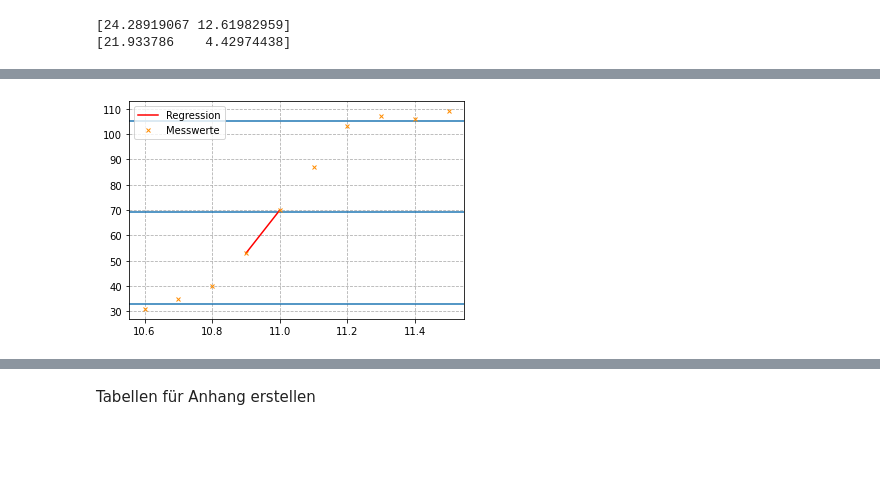
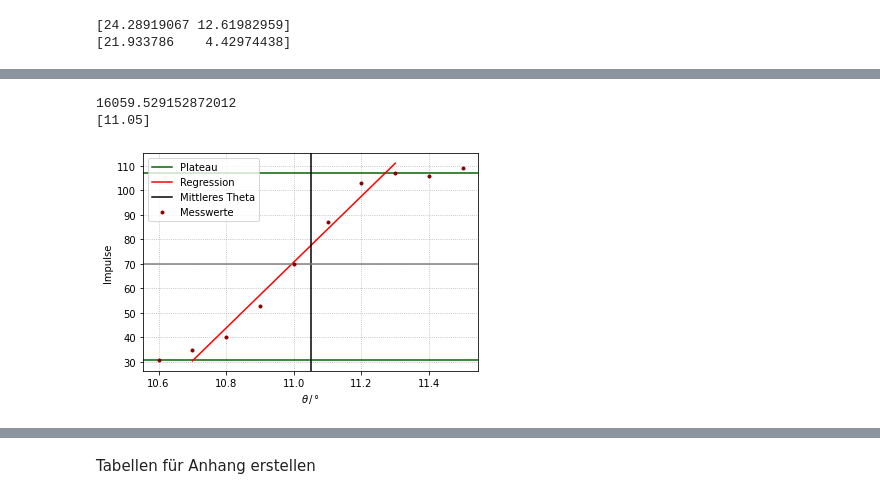
Before and after one commit to waerther/grundpraktikum2, a Jupyter notebook: v602/auswertung.ipynb, the cells around one changed output, grey strips where cells are left out. Drawn from its saved outputs; the diff is of its cells as text; code cells hidden in the pictures; blank space fills up the shorter version.

```diff
--- a/v602/auswertung.ipynb
+++ b/v602/auswertung.ipynb
@@ -313,13 +435,18 @@ plt.grid(linestyle="dashed")
 # %%
-# Strontium
 data = pd.read_csv('tables/messdaten/Messung_Strontium/Strontium_2.txt', decimal=',', delimiter = "\t")
 data = data.to_numpy()
 x = data[:,0]
 y = data[:,1]
 
+rel_min = np.min(y)
+rel_max = np.max(y)
+theta_mitte_y = (rel_max - rel_min) / 2
+theta_mitte = (x[y==rel_max] - x[y==rel_min]) / 2
+
+
 x1 = np.diff(y)
 # print(x1)
-tolger = 12
+tolger = 1
 x3 = []
 x4 = []
 x8 = []
@@ -343,46 +470,51 @@ x5 = []
 for i in range(len(x3)):
     x5.append(y[x3[i]])
 
-plt.axhline(np.mean(x5))
+plt.axhline(np.mean(y[-3]),c='darkgreen',  label='Plateau')
 x6 = []
 for i in range(len(x4)):
     x6.append(y[x4[i]])
 
-plt.axhline(np.mean(x6))
+plt.axhline(np.mean(y[:1]), c='darkgreen')
 y2 = np.mean(x6) + (np.mean(x5) - np.mean(x6)) / 2
-plt.axhline(y2)
 regx = x[x8]
 regy = y[x8]
 regx = regx[1:-1]
 regy = regy[1:-1]
-# print(regx, regy)
 
 
 def f(x, a, b):
     return a * x + b
 
 
 params, covariance_matrix = curve_fit(f, regx, regy)
 
 # errors = np.sqrt(np.diag(covariance_matrix))
-resultbrom = (y2 - params[1]) / params[0]
-# print(energ(resultbrom))
+energy = energ((x[y==rel_min] + theta_mitte)[0])
+print(energy)
+print((x[y==rel_min] + theta_mitte))
+
+
 plt.plot(
     regx,
     f(regx, params[0], params[1]),
     color="red",
     ms=4,
     marker="",
     linestyle="-",
     label="Regression",
 )
-plt.plot(
-    x, y, color="darkorange", ms=4, marker="x", linestyle="", label="Messwerte",
-)
-# plt.xlabel(r"$\theta~\text{in}~\unit{\degree}$")
-# plt.ylabel(r"$\text{Impulse}$")
+
+plt.axvline((x[y==rel_min]) + theta_mitte, c='k', label='Mittleres Theta')
+plt.axhline(rel_min + theta_mitte_y, c='grey')
+
+plt.plot(x, y, color="darkred", ms=6, marker=".", linestyle="", label="Messwerte")
+plt.xlabel(r"$\theta \, / \, °$")
+plt.ylabel(r"Impulse")
 plt.legend(loc="best")
-plt.grid(linestyle="dashed")
+plt.grid(linestyle=":")
 # %% [output]
+16059.529152872012
+[11.05]
-[figure, old version]
+[figure, new version]
 # %%
```
Also changed, not shown: parts of 5 cells of this notebook, 3 other files.
